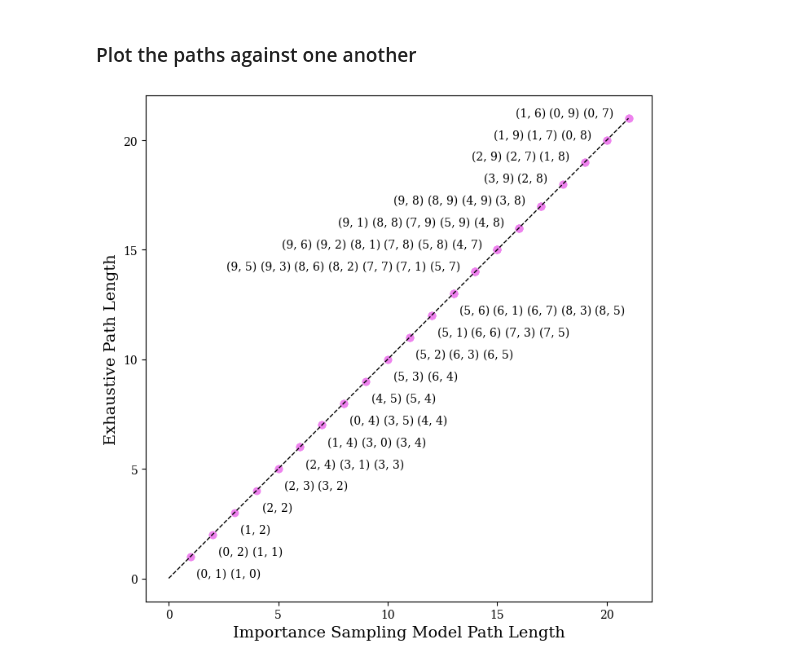
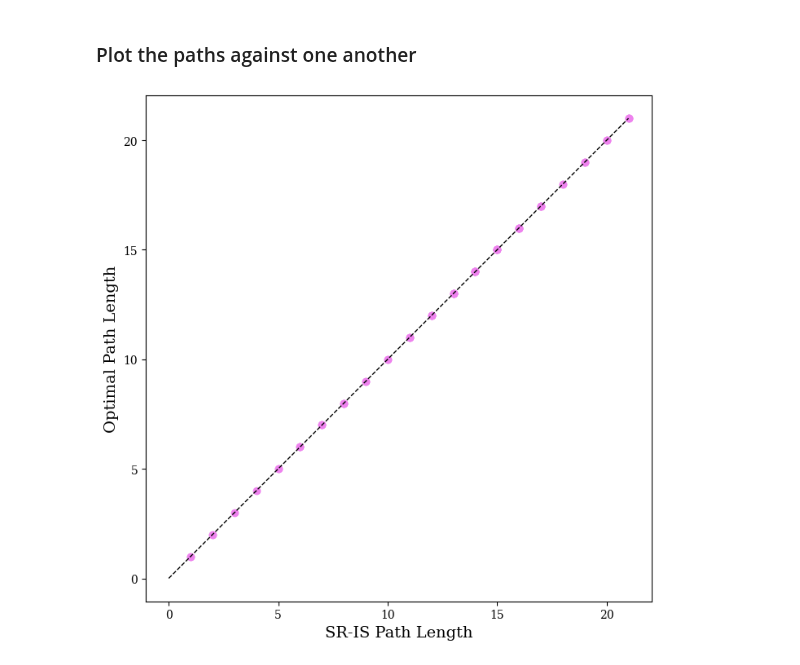
Before and after one commit to ArminBaz/SR-IS, a Jupyter notebook: src/complex_maze.ipynb, the cells around one changed output. Drawn from its saved outputs; the diff is of its cells as text; code cells hidden in the pictures.

Commit message:
changed name of models

```diff
--- a/src/complex_maze.ipynb
+++ b/src/complex_maze.ipynb
@@ -220,8 +220,8 @@ Goal at location: (9, 8) | Number of steps: 17
 num_steps_DR_TD = pickle.load(open('../out/num_steps_DR_TD_v2.pkl', 'rb'))
 num_steps_exhaustive = pickle.load(open('../out/num_steps_exhaustive.pkl', 'rb'))
 # %%
-save_path = save_dir + 'complex_maze.png'
-# save_path = None
+# save_path = save_dir + 'complex_maze.png'
+save_path = None
 
 # Extract the path lengths and target locations from the dictionaries
 DR_TD_lengths = list(num_steps_DR_TD.values())
@@ -230,54 +230,54 @@ target_locations = list(num_steps_DR_TD.keys())
 
 # Create a figure and axis
 fig, ax = plt.subplots(figsize=(7, 7))
 
 # Set the font to serif
 plt.rcParams['font.family'] = 'serif'
 
 # Plot the path lengths as scatter points with violet color
 ax.scatter(DR_TD_lengths, exhaustive_lengths, color='violet')
 
 # Add labels for points with length < 14
-label_positions = {}
-for i, location in enumerate(target_locations):
-    x, y = DR_TD_lengths[i], exhaustive_lengths[i]
-    if x < 14 and y < 14:
-        if (x, y) not in label_positions:
-            label_positions[(x, y)] = [(5, -10)]
-        else:
-            prev_x, prev_y = label_positions[(x, y)][-1]
-            label_positions[(x, y)].append((prev_x + 30, prev_y))  # Increase spacing between labels
+# label_positions = {}
+# for i, location in enumerate(target_locations):
+#     x, y = DR_TD_lengths[i], exhaustive_lengths[i]
+#     if x < 14 and y < 14:
+#         if (x, y) not in label_positions:
+#             label_positions[(x, y)] = [(5, -10)]
+#         else:
+#             prev_x, prev_y = label_positions[(x, y)][-1]
+#             label_positions[(x, y)].append((prev_x + 30, prev_y))  # Increase spacing between labels
 
-        xytext = label_positions[(x, y)][-1]
-        ax.annotate(f"({location[0]}, {location[1]})", (x, y),
-                    textcoords="offset points", xytext=xytext, ha='left', va='top')
-    elif x >= 14 and y >=14:
-        if (x, y) not in label_positions:
-            label_positions[(x, y)] = [(-40, +10)]
-        else:
-            prev_x, prev_y = label_positions[(x, y)][-1]
-            label_positions[(x, y)].append((prev_x - 30, prev_y))  # Increase spacing between labels
+#         xytext = label_positions[(x, y)][-1]
+#         ax.annotate(f"({location[0]}, {location[1]})", (x, y),
+#                     textcoords="offset points", xytext=xytext, ha='left', va='top')
+#     elif x >= 14 and y >=14:
+#         if (x, y) not in label_positions:
+#             label_positions[(x, y)] = [(-40, +10)]
+#         else:
+#             prev_x, prev_y = label_positions[(x, y)][-1]
+#             label_positions[(x, y)].append((prev_x - 30, prev_y))  # Increase spacing between labels
 
-        xytext = label_positions[(x, y)][-1]
-        ax.annotate(f"({location[0]}, {location[1]})", (x, y),
-                    textcoords="offset points", xytext=xytext, ha='left', va='top')
+#         xytext = label_positions[(x, y)][-1]
+#         ax.annotate(f"({location[0]}, {location[1]})", (x, y),
+#                     textcoords="offset points", xytext=xytext, ha='left', va='top')
 
 # Set the labels and title for the plot
-ax.set_xlabel('Importance Sampling Model Path Length', fontsize=14)
-ax.set_ylabel('Exhaustive Path Length', fontsize=14)
+ax.set_xlabel('SR-IS Path Length', fontsize=14)
+ax.set_ylabel('Optimal Path Length', fontsize=14)
 
 # Add a diagonal line representing equal path lengths
 max_length = max(max(DR_TD_lengths), max(exhaustive_lengths))
 ax.plot([0, max_length], [0, max_length], 'k--', linewidth=1)
 
 # Set equal scales for both axes
 ax.set_aspect('equal')
 
 if save_path is not None:
     plt.savefig(save_path, bbox_inches='tight', dpi=300)
 
 # Display the plot
 plt.tight_layout()
 plt.show()
 # %% [output]
-[figure, old version]
+[figure, new version]
```
Also changed, not shown: parts of 6 cells of this notebook, 1 other file.
